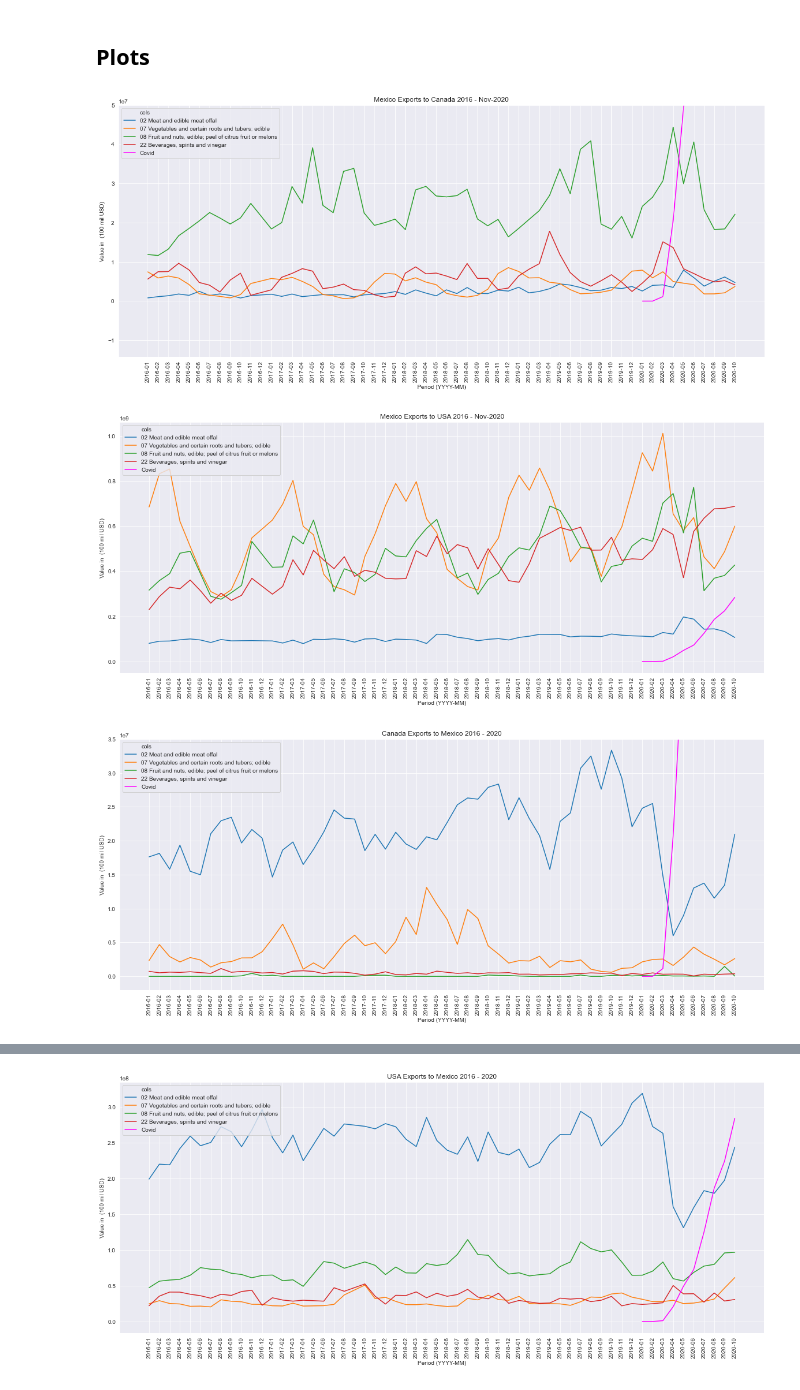
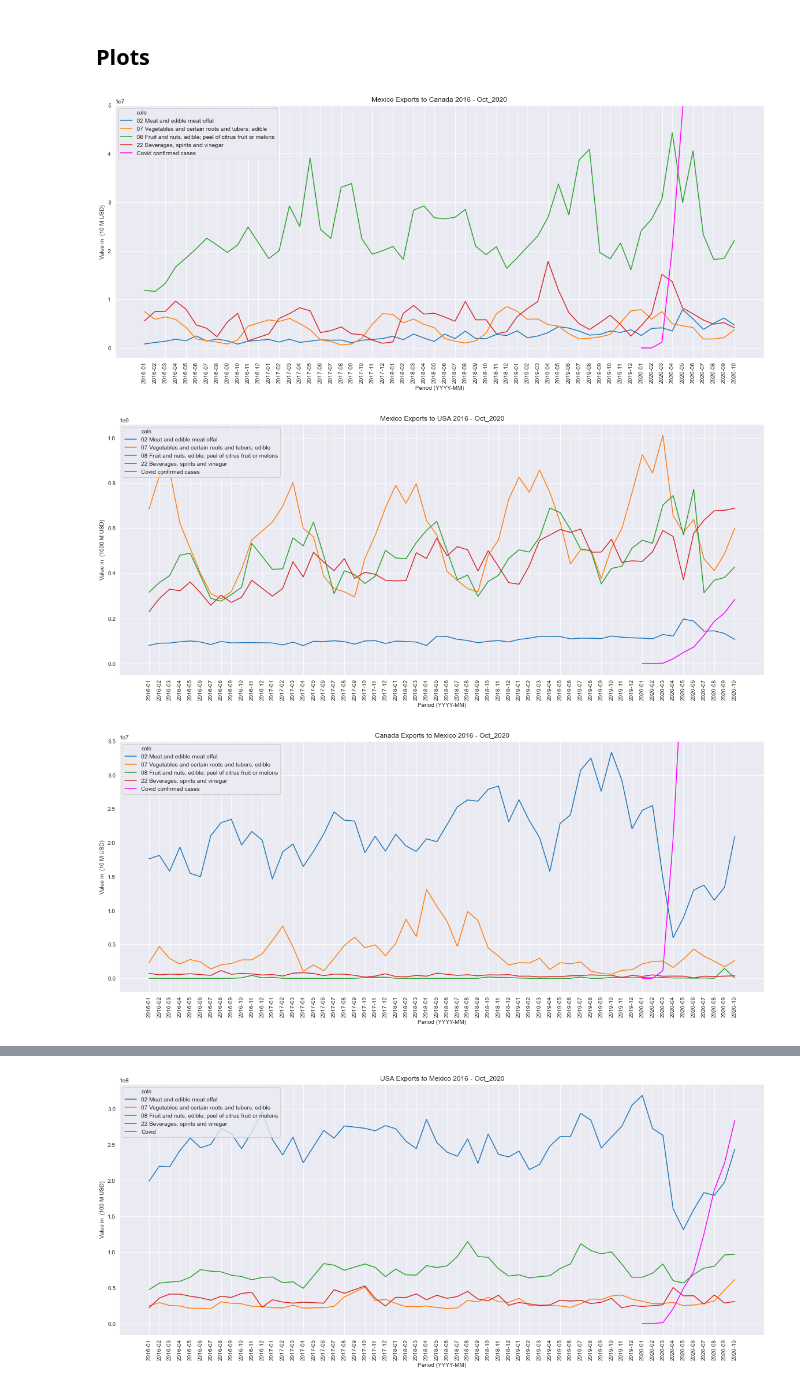
Before and after one commit to Abigail-GG/Project-1, a Jupyter notebook: tmec_analysis.ipynb, the cells around one changed output, grey strips where cells are left out. Cells and saved outputs as stored; diff of their text form; code cells hidden in the pictures.

Commit message:
plot titles

```diff
--- a/tmec_analysis.ipynb
+++ b/tmec_analysis.ipynb
@@ -132,56 +132,56 @@ na_cov_df2.drop(na_cov_df2.tail(3).index, inplace = True)
 # %%
 
 plot_can_mex_df =export_df['Mexico_Canada'][0].melt('index', var_name='cols',  value_name='vals')
 plot_covid =na_cov_df2.melt('index', var_name='cols',  value_name='vals')
 plt.figure(figsize=(20, 8))
 sns.set_style("darkgrid")
 
 can_mex = sns.lineplot(x="index", y="vals", hue='cols', data=plot_can_mex_df)
-cov_mex = sns.lineplot(x="index", y="vals", color='magenta', data=plot_covid, label='Covid')
+cov_mex = sns.lineplot(x="index", y="vals", color='magenta', data=plot_covid, label='Covid confirmed cases')
 
 plt.legend(loc='upper left')
 plt.xticks(rotation='vertical')
-plt.ylabel('Value in  (100 mil USD)')
+plt.ylabel('Value in  (10 M USD)')
 plt.xlabel('Period (YYYY-MM)')
-plt.title(f"Mexico Exports to Canada 2016 - Nov-2020")
+plt.title(f"Mexico Exports to Canada 2016 - Oct_2020")
 
 plt.plot(label="test2")
 
-plt.ylim(top=50000000)
+plt.ylim(bottom = -0.2e7, top=5e7)
 plt.show()
 # %% [output]
-[figure, old version]
+[figure, new version]
 # %%
 plot_mex_usa_df =export_df['Mexico_USA'][0].melt( 'index', var_name='cols',  value_name='vals')
 plot_covid =na_cov_df2.melt('index', var_name='cols',  value_name='vals')
 plt.figure(figsize=(20, 8))
 sns.set_style("darkgrid")
 mex_usa = sns.lineplot(x= 'index', y="vals", hue='cols', data=plot_mex_usa_df)
-cov_mex = sns.lineplot(x="index", y="vals", color='magenta', data=plot_covid, label='Covid')
+cov_mex = sns.lineplot(x="index", y="vals", color='magenta', data=plot_covid, label='Covid confirmed cases')
 plt.legend(loc='upper left')
 plt.xticks(rotation='vertical')
-plt.ylabel('Value in  (100 mil USD)')
+plt.ylabel('Value in  (1000 M USD)')
 plt.xlabel('Period (YYYY-MM)')
-plt.title(f"Mexico Exports to USA 2016 - Nov-2020")
+plt.title(f"Mexico Exports to USA 2016 - Oct_2020")
 plt.show()
 # %% [output]
-[figure, old version]
+[figure, new version]
 # %%
 plot_can_mex_df =export_df['Canada_Mexico'][0].melt('index', var_name='cols',  value_name='vals')
 plot_covid =na_cov_df2.melt('index', var_name='cols',  value_name='vals')
 plt.figure(figsize=(20, 8))
 sns.set_style("darkgrid")
 can_mex = sns.lineplot(x="index", y="vals", hue='cols', data=plot_can_mex_df)
-cov_mex = sns.lineplot(x="index", y="vals", color='magenta', data=plot_covid, label='Covid')
+cov_mex = sns.lineplot(x="index", y="vals", color='magenta', data=plot_covid, label='Covid confirmed cases')
 plt.legend(loc='upper left')
 plt.xticks(rotation='vertical')
-plt.ylabel('Value in  (100 mil USD)')
+plt.ylabel('Value in  (10 M USD)')
 plt.xlabel('Period (YYYY-MM)')
-plt.title(f"Canada Exports to Mexico 2016 - 2020")
+plt.title(f"Canada Exports to Mexico 2016 - Oct_2020")
 plt.ylim(bottom=-0.2e7, top=3.5e7)
 plt.show()
 # %% [output]
-[figure, old version]
+[figure, new version]
 # %%
 plot_can_usa_df =export_df['Canada_USA'][0].melt('index', var_name='cols',  value_name='vals')
 plot_covid =na_cov_df2.melt('index', var_name='cols',  value_name='vals')
```
Also changed, not shown: parts of 7 cells of this notebook.
